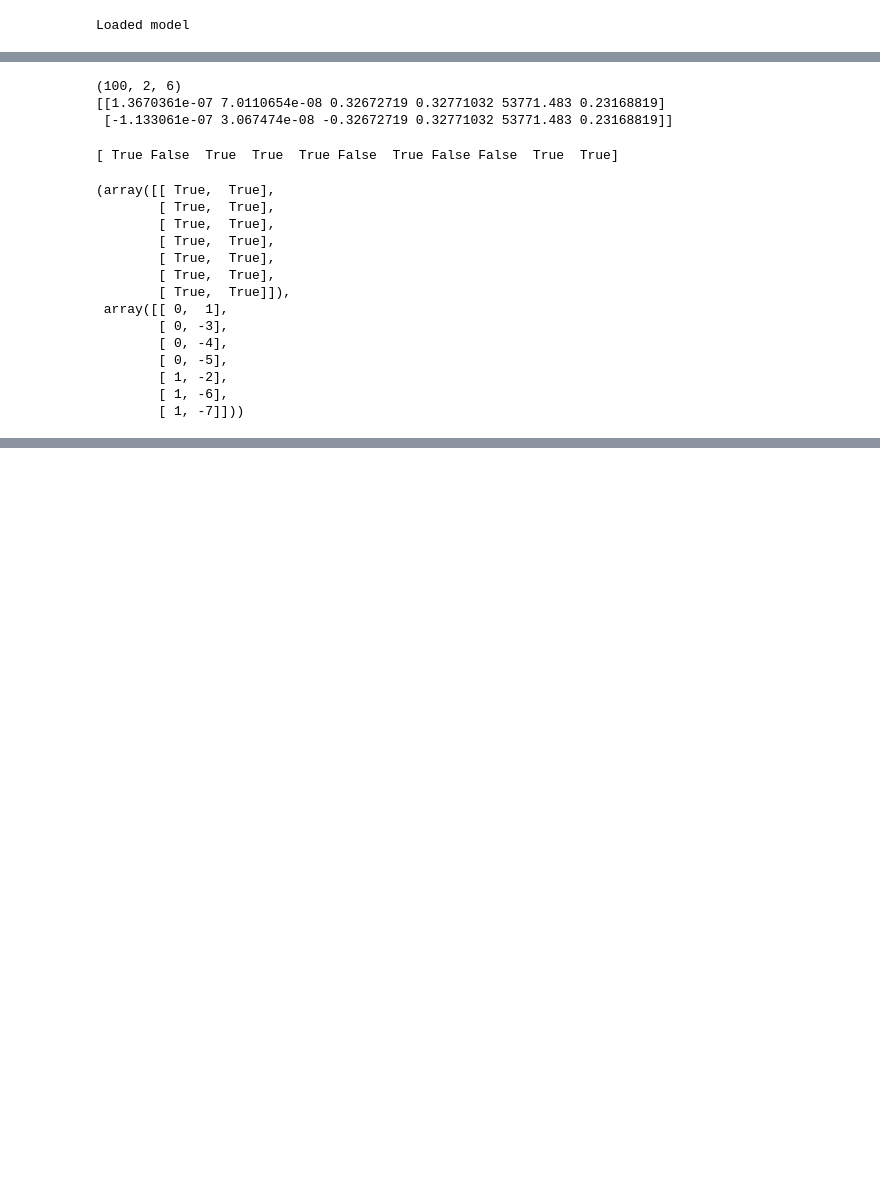
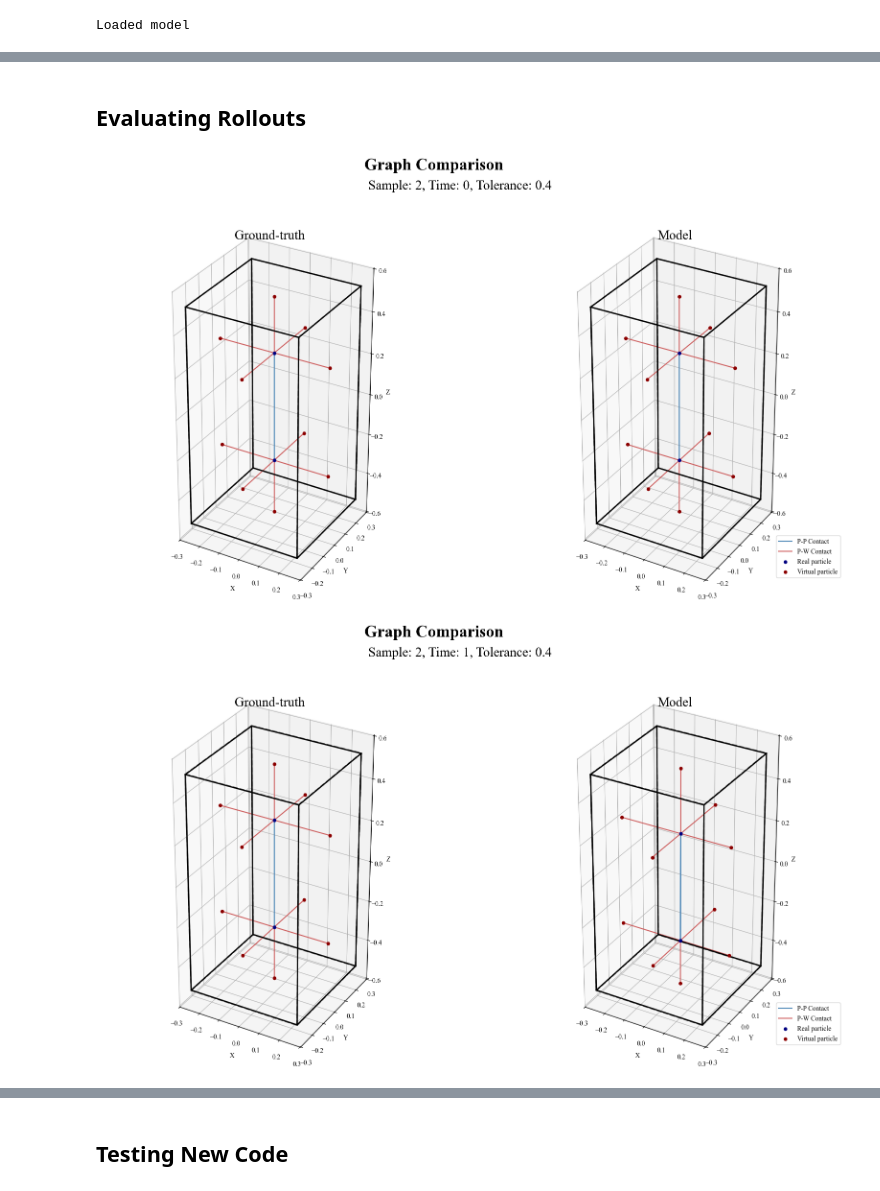
Before and after one commit to MaxGeraedts/DEM-GNN, a Jupyter notebook: Equivariant_model.ipynb, the cells around one changed output, grey strips where cells are left out. Drawn from its saved outputs; the diff is of its cells as text; code cells hidden in the pictures; blank space fills up the shorter version.

```diff
--- a/Equivariant_model.ipynb
+++ b/Equivariant_model.ipynb
@@ -91,7 +98,8 @@ class LearnedSimulator:
         print("Collecting Ground Truth Rollout")
         GroundTruth = np.empty(GetLength(self.par_data),dtype=object)
         for t in trange(GetLength(self.par_data)):
-            data, MatlabTopology = ToPytorchData(self.par_data[t],self.BC_rollout[t],self.tol,self.topology[t],center=False)
+            MatlabTopology = TopologyFromPlausibleTopology(self.super_topology,self.par_data[t],self.BC_rollout[t],self.tol)
+            data= ToPytorchData(self.par_data[t],self.BC_rollout[t],self.tol,MatlabTopology,center=False)[0]
             GroundTruth[t] = data
             GroundTruth[t].MatlabTopology = MatlabTopology
         return GroundTruth
@@ -101,8 +109,7 @@ class LearnedSimulator:
         with torch.inference_mode():
             ML_Rollout = np.empty((self.timesteps),dtype=object)
             par_inp = self.par_data[0]
-            super_topology = ConstructTopology(par_inp,self.BC_rollout[0],self.super_tol)-1
-            MatlabTopology = TopologyFromPlausibleTopology(super_topology,par_inp,self.BC_rollout[0],self.tol)
+            MatlabTopology = TopologyFromPlausibleTopology(self.super_topology,par_inp,self.BC_rollout[0],self.tol)
             ML_Rollout[0] = ToPytorchData(par_inp,self.BC_rollout[0],self.tol,MatlabTopology,center=False)[0]
             ML_Rollout[0].MatlabTopology = MatlabTopology
             for t in tqdm(range(1,self.timesteps)):
@@ -112,7 +119,7 @@ class LearnedSimulator:
                 input_data.to(self.device)
                 output = self.model(input_data)
                 par_inp[:,:3] = par_inp[:,:3]+output[input_data.mask].cpu().numpy()
-                MatlabTopology = TopologyFromPlausibleTopology(super_topology,par_inp,self.BC_rollout[t],self.tol)
+                MatlabTopology = TopologyFromPlausibleTopology(self.super_topology,par_inp,self.BC_rollout[t],self.tol)
                 output_data = ToPytorchData(par_inp,self.BC_rollout[t],self.tol,MatlabTopology,center=False)[0]
                 ML_Rollout[t] = output_data
                 ML_Rollout[t].MatlabTopology = MatlabTopology
@@ -120,9 +127,9 @@ class LearnedSimulator:
 
     def __init__(self,model,data_agr, top_agr,BC_agr,i: int,super_tol:int,tol:int,transform,timesteps:int=100):
         self.device = torch.device('cuda' if torch.cuda.is_available()else 'cpu')
-        self.BC = BC_agr[i]
-        self.par_data = data_agr[i]
-        self.topology = top_agr[i]
+        self.BC = BC_agr[i].copy()
+        self.par_data = data_agr[i].copy()
+        self.topology = top_agr[i].copy()
         self.model = model.to(self.device)
         self.data_list = []
         self.timesteps = timesteps
@@ -130,6 +137,7 @@ class LearnedSimulator:
         self.tol = tol
         self.transform = transform
         self.BC_rollout = self.BCrollout()
+        self.super_topology = ConstructTopology(self.par_data[0],self.BC_rollout[0],self.super_tol)-1
         self.GroundTruth = self.GroundTruth_Rollout()
         self.ML_rollout = self.MLRollout()
 # %%
@@ -171,9 +182,11 @@ AggregatedArgs = MaskTestData(dataset_name)
 # %% [output]
 Loaded model
 # %%
-for sample_idx in [0]:
+for sample_idx in [1,2,3,4,5]:
     #AggregatedArgs = SplitData(dataset_name,data_split)
-    Rollout = LearnedSimulator(model,*AggregatedArgs,i=sample_idx,super_tol=1,tol=0,transform=transform,timesteps=100)
+    super_tol=1
+    tol=0.4
+    Rollout = LearnedSimulator(model,*AggregatedArgs,sample_idx,super_tol,tol,transform=transform,timesteps=100)
 
     if dataset_name == "2Sphere":
         PlotXYZ(Rollout,t_max=100)
@@ -247,48 +206,0 @@ Data(x=[4, 7], edge_index=[2, 2], pos=[4, 3], mask=[4], edge_mask=[2])
-# %%
-from Encoding import ConstructTopology
-AggregatedArgs = MaskTestData(dataset_name)
-data,top,bc = AggregatedArgs
-data = data[0]
-top = top[0]
-bc = bc[0]
-t=0
-BC_t = bc.copy()
-BC_t[:,:3] = bc[:,:3]+(t+1)*bc[:,-3:]
-
-print(data.shape)
-R_avg = data[0,:,3].mean()
-par_data = data[0]
-super_topology = ConstructTopology(par_data,BC_t,1)-1
-print(par_data)
-# %% [output]
-(100, 2, 6)
-[[1.3670361e-07 7.0110654e-08 0.32672719 0.32771032 53771.483 0.23168819]
- [-1.133061e-07 3.067474e-08 -0.32672719 0.32771032 53771.483 0.23168819]]
-# %%
-t=40
-BC_t = bc.copy()
-BC_t[:,:3] = bc[:,:3]+(t+1)*bc[:,-3:]
-bc=BC_t
-par_data = data[t]
-top0 = ConstructTopology(par_data,bc,0)-1
-
-from Encoding import TopologyFromPlausibleTopology
-topology_sub = TopologyFromPlausibleTopology(super_topology,par_data,BC_t,0)
-
-topology_sub == top0,topology_sub
-# %% [output]
-[ True False  True  True  True False  True False False  True  True]
-(array([[ True,  True],
-        [ True,  True],
-        [ True,  True],
-        [ True,  True],
-        [ True,  True],
-        [ True,  True],
-        [ True,  True]]),
- array([[ 0,  1],
-        [ 0, -3],
-        [ 0, -4],
-        [ 0, -5],
-        [ 1, -2],
-        [ 1, -6],
-        [ 1, -7]]))
@@ -302,8 +207,13 @@ gamma
+# %% [markdown]
+## Evaluating Rollouts
 # %%
 from Plotting import PlotGraphComparison
 save = False
 show = True
-for t in range(1,100,20):
+for t in range(0,5,1):
     fig = PlotGraphComparison(t,Rollout,sample_idx,tol,plot_lines=True)
     if save == True: plt.savefig(f"{os.getcwd()}\\Figures\\Plots\\Graph_Sample{sample_idx}_Time{t}_Tol{str(tol)[2:]}.png",bbox_inches='tight')
     if show == True: plt.show()
+# %% [output]
+[figure, added]
+[figure, added]
@@ -335,3 +248,5 @@ MakeGIF(datalist,gifname,fps=8,color='lightblue',deformation=False)
 #data = Rollout.ML_rollout[10]
 #data = Rollout.GroundTruth[0]
 #PlotMeshNormals(data)
+# %% [markdown]
+## Testing New Code
```
Also changed, not shown: parts of 17 cells of this notebook, 6 other files.
